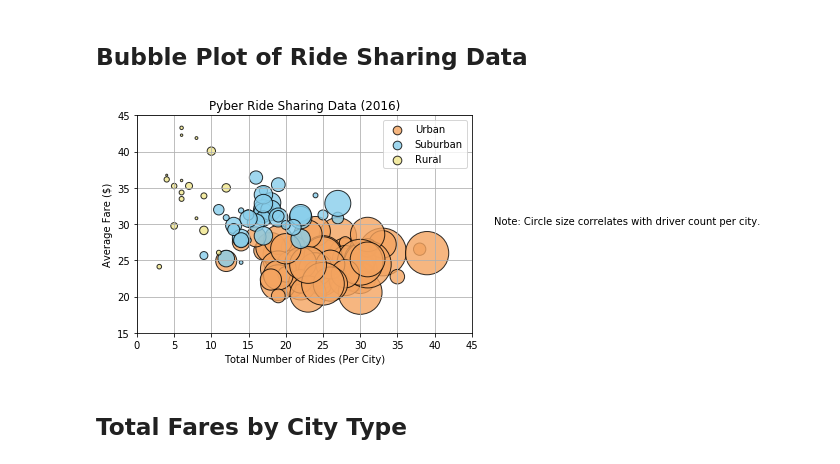
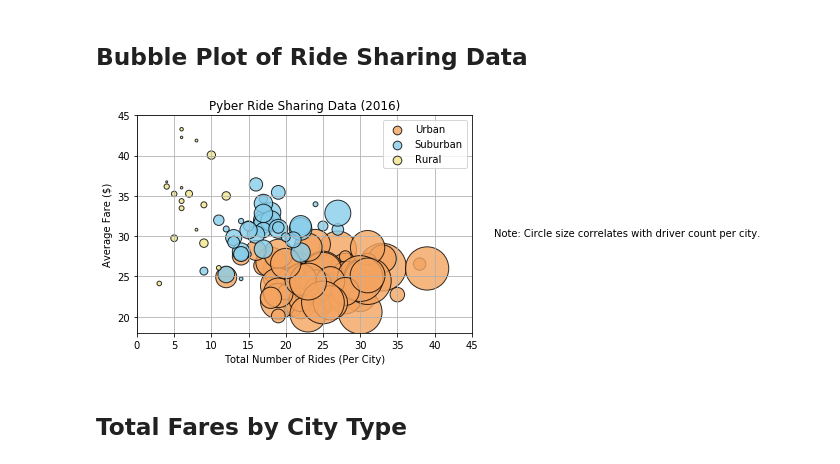
Before and after one commit to tinahuangyt/Matplotlib_Pyber, a Jupyter notebook: Pyber Analysis_TH.ipynb, the cells around one changed output. Drawn from its saved outputs; the diff is of its cells as text; code cells hidden in the pictures.

```diff
--- a/Pyber Analysis_TH.ipynb
+++ b/Pyber Analysis_TH.ipynb
@@ -59,34 +59,34 @@ rural_y = rural_df.groupby("city")["fare"].mean()
 rural_drivercount = rural_df.groupby("city")["driver_count"].sum()
 
 # Build the scatter plots for each city types
 urban = plt.scatter(urban_x, urban_y, marker="o", c='sandybrown', s=urban_drivercount, edgecolors = 'black', alpha=0.8)
 suburban = plt.scatter(suburban_x, suburban_y, marker="o", c='skyblue', s=suburban_drivercount, edgecolors = 'black', alpha=0.8)
 rural = plt.scatter(rural_x, rural_y, marker="o", c='khaki', s=rural_drivercount, edgecolors = 'black', alpha=0.8)
 
 # Incorporate the other graph properties
 
 plt.title("Pyber Ride Sharing Data (2016)")
 plt.xlabel("Total Number of Rides (Per City)")
 plt.ylabel("Average Fare ($)")
 
 plt.xlim(0, 45)
-plt.ylim(15, 45)
+plt.ylim(18, 45)
 plt.grid()
 
 # Create a legend
 legend = plt.legend((urban, suburban, rural), ("Urban", "Suburban", "Rural"),loc ='best')
 legend.legendHandles[0]._sizes = [75]
 legend.legendHandles[1]._sizes = [75]
 legend.legendHandles[2]._sizes = [75]
 
 # Incorporate a text label regarding circle size
 text = "Note: Circle size correlates with driver count per city."
 plt.text(48, 30, text)
 
 # Save Figure
 plt.savefig("Pyber Sharing Data.png")
 plt.show()
 # %% [output]
-[figure, old version]
+[figure, new version]
 # %% [markdown]
 ## Total Fares by City Type
```
Also changed, not shown: parts of 3 cells of this notebook, 2 other files.
